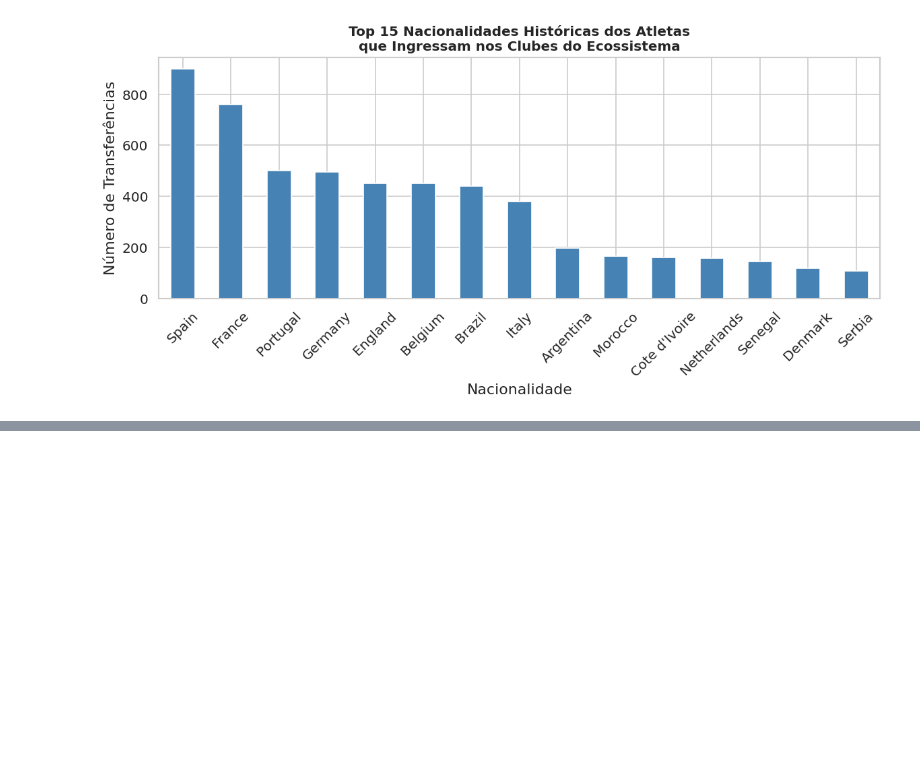
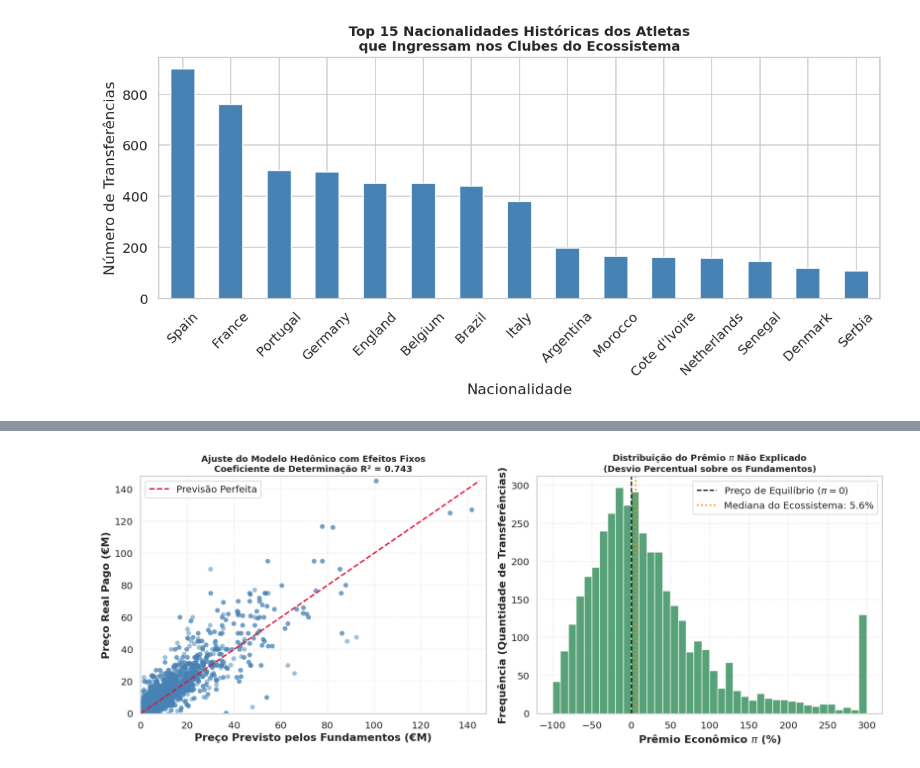
Before and after one commit to leticia-ribeirom/TP-CDAF, a Jupyter notebook: notebooks/exploratory_analysis.ipynb, the cells around one changed output, grey strips where cells are left out. Cells and saved outputs as stored; diff of their text form; code cells hidden in the pictures; blank space fills up the shorter version.

```diff
--- a/notebooks/exploratory_analysis.ipynb
+++ b/notebooks/exploratory_analysis.ipynb
@@ -954,0 +1125,41 @@ plt.show()
+# %%
+fig, axes = plt.subplots(1, 2, figsize=(14, 5.5))
+
+ax = axes[0]
+fee_real_m = np.expm1(y) / 1e6
+fee_pred_m = np.expm1(y_pred) / 1e6
+
+ax.scatter(fee_pred_m, fee_real_m, alpha=0.5, color='steelblue', s=35, edgecolor='none')
+
+lim_max = max(fee_real_m.max(), fee_pred_m.max())
+ax.plot([0, lim_max], [0, lim_max], color='crimson', linestyle='--', lw=1.8, label='Previsão Perfeita')
+
+ax.set_xlim(0, lim_max * 1.02)
+ax.set_ylim(0, lim_max * 1.02)
+ax.set_xlabel('Preço Previsto pelos Fundamentos (€M)', fontweight='bold')
+ax.set_ylabel('Preço Real Pago (€M)', fontweight='bold')
+ax.set_title(f'Ajuste do Modelo Hedônico com Efeitos Fixos\nCoeficiente de Determinação R² = {model_ols.rsquared:.3f}',
+             fontsize=11, fontweight='bold')
+ax.legend(loc='upper left')
+ax.grid(True, linestyle=':', alpha=0.6)
+
+ax = axes[1]
+mediana_premio = df_reg_base['pi_premio_pct'].median()
+
+ax.hist(df_reg_base['pi_premio_pct'].clip(-100, 300), bins=40,
+        color='seagreen', edgecolor='white', alpha=0.8)
+ax.axvline(0, color='black', lw=1.5, linestyle='--', label='Preço de Equilíbrio ($\pi = 0$)')
+ax.axvline(mediana_premio, color='darkorange', lw=2, linestyle=':',
+           label=f'Mediana do Ecossistema: {mediana_premio:.1f}%')
+
+ax.set_xlabel('Prêmio Econômico $\pi$ (%)', fontweight='bold')
+ax.set_ylabel('Frequência (Quantidade de Transferências)', fontweight='bold')
+ax.set_title('Distribuição do Prêmio $\pi$ Não Explicado\n(Desvio Percentual sobre os Fundamentos)',
+             fontsize=11, fontweight='bold')
+ax.legend(loc='upper right')
+ax.grid(True, linestyle=':', alpha=0.6)
+
+plt.tight_layout()
+plt.show()
+# %% [output]
+[figure, added]
```
Also changed, not shown: parts of 7 cells of this notebook.
